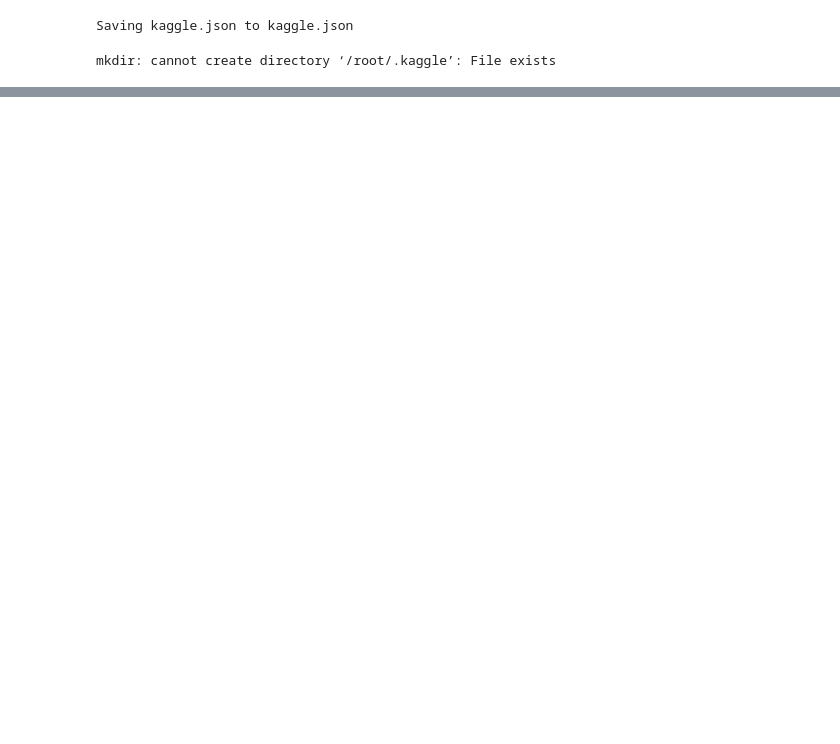
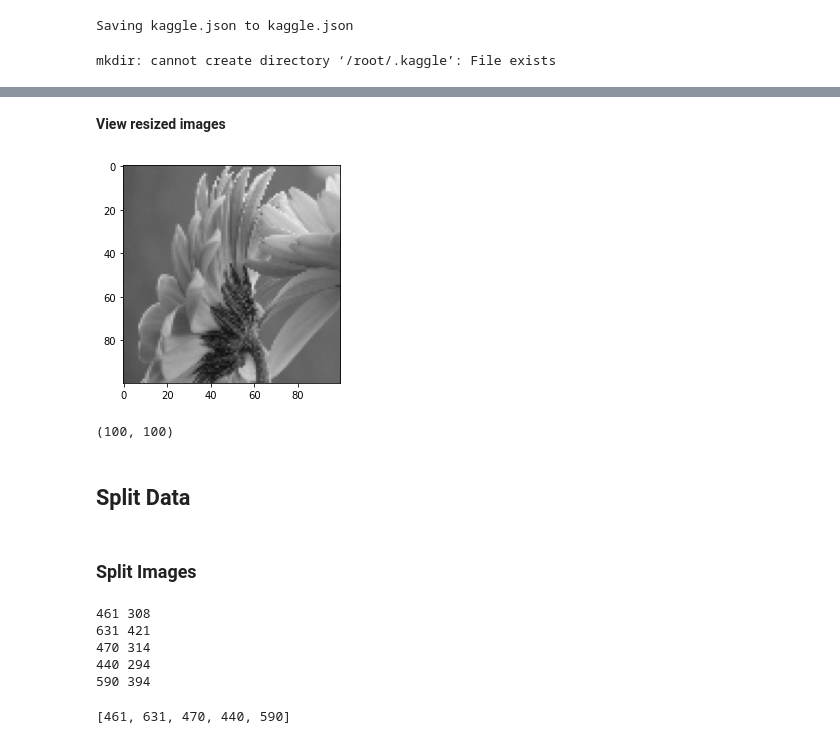
Before and after one commit to uzair-suria/piaic-dl-assignments, a Jupyter notebook: multi-classification-flowers/piaic_flowers_recognition_multi_class.ipynb, the cells around one changed output, grey strips where cells are left out. Cells and saved outputs as stored; diff of their text form; code cells hidden in the pictures; blank space fills up the shorter version.

```diff
--- a/multi-classification-flowers/piaic_flowers_recognition_multi_class.ipynb
+++ b/multi-classification-flowers/piaic_flowers_recognition_multi_class.ipynb
@@ -60,0 +242,4 @@ Downloading flowers-recognition.zip to /content
+# %%
+resized_images = []
+for i, imgs in enumerate(images_gs):
+  resized_images.append([cv2.resize(img, (img_width, img_height), interpolation=cv2.INTER_CUBIC) for img in imgs])
@@ -60,0 +250,34 @@ Downloading flowers-recognition.zip to /content
+# %% [markdown]
+**View resized images**
+# %%
+plt.imshow(cv2RGB(resized_images[0][206]))
+plt.show()
+# %% [output]
+[figure, added]
+# %%
+resized_images[0][206].shape
+# %% [output]
+(100, 100)
+# %% [markdown]
+## Split Data
+# %% [markdown]
+### Split Images
+# %%
+train_images = []
+val_images = []
+
+for imgs in resized_images:
+  train, test = train_test_split(imgs, train_size=0.6, test_size=0.4)
+  print(len(train), len(test))
+  train_images.append(train)
+  val_images.append(test)
+# %% [output]
+461 308
+631 421
+470 314
+440 294
+590 394
+# %%
+[len(imgs) for imgs in train_images]
+# %% [output]
+[461, 631, 470, 440, 590]
```
Also changed, not shown: parts of 67 cells of this notebook.
